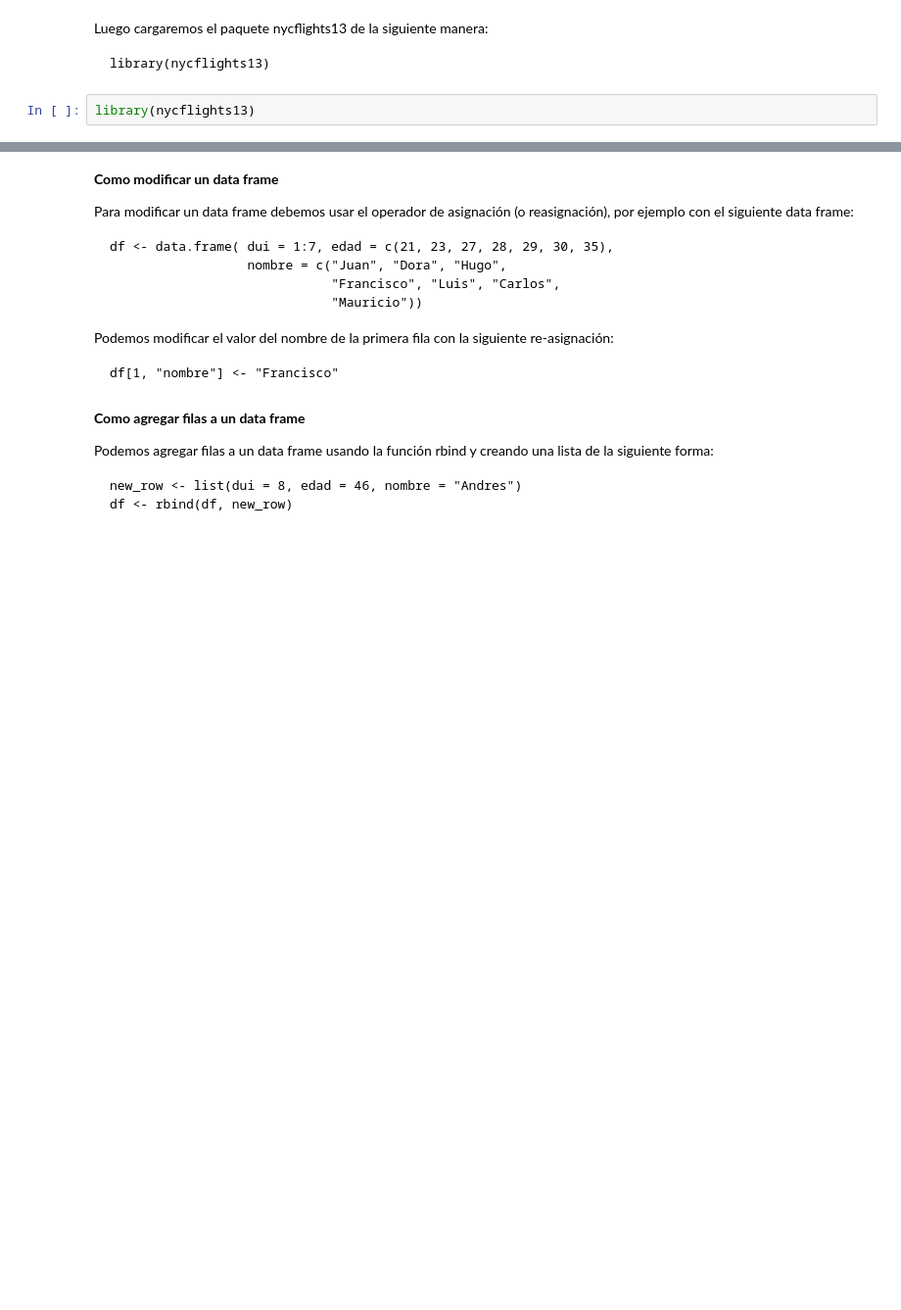
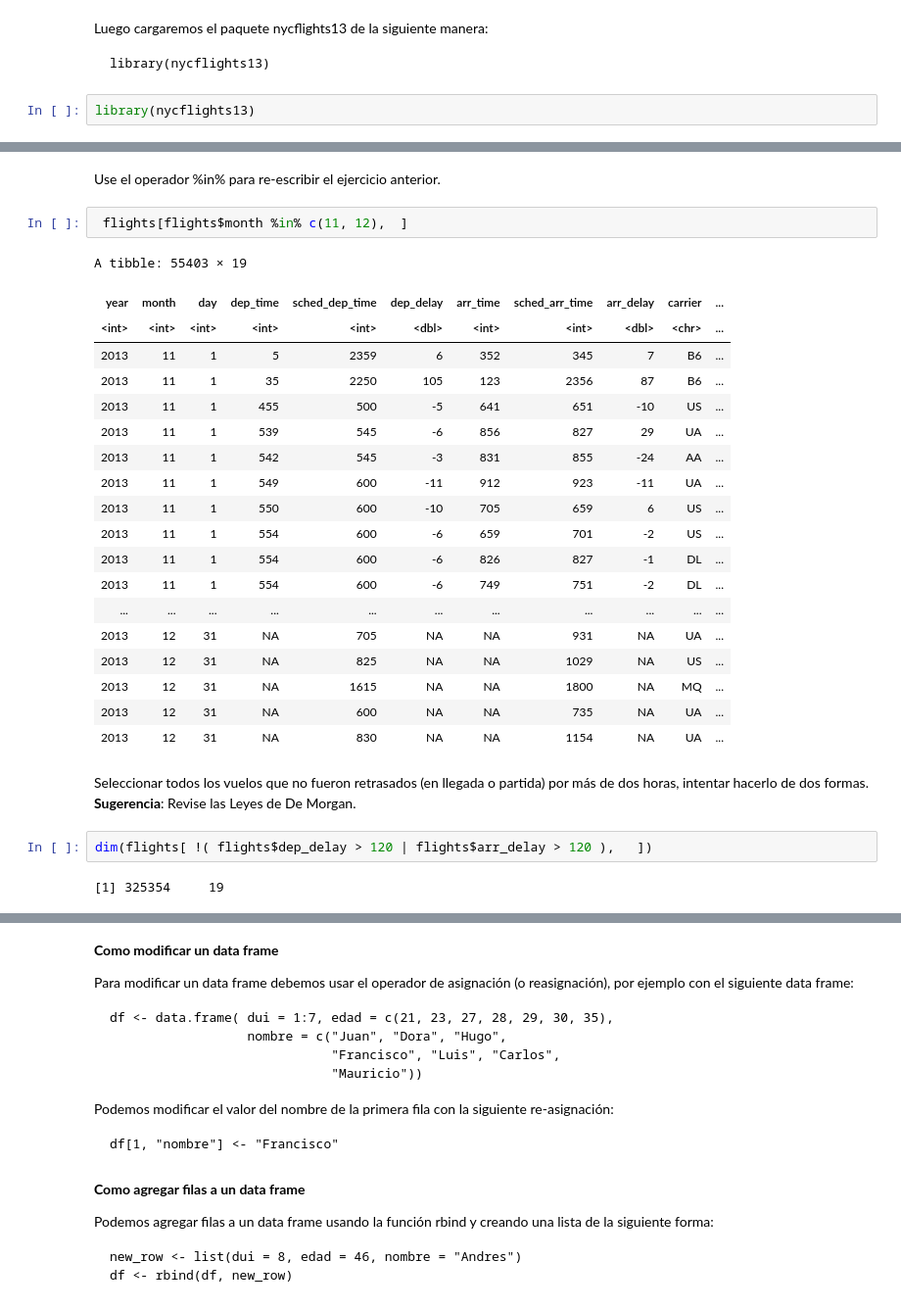
Before and after one commit to ricardo-rios/fund_prog_est, a Jupyter notebook: UnidadI/introduccion_R.ipynb, the cells around one changed output, grey strips where cells are left out. Shown: that part at 98% size. Cells and saved outputs as stored; diff of their text form; blank space fills up the shorter version.

```diff
--- a/UnidadI/introduccion_R.ipynb
+++ b/UnidadI/introduccion_R.ipynb
@@ -1533,0 +1720,30 @@ flights[flights$moth = 1, ]
+# %% [markdown]
+Use el operador %in% para re-escribir el ejercicio anterior.
+# %%
+ flights[flights$month %in% c(11, 12),  ]
+# %% [output]
+A tibble: 55403 × 19
+| year | month | day | dep_time | sched_dep_time | dep_delay | arr_time | sched_arr_time | arr_delay | carrier | ... |
+| <int> | <int> | <int> | <int> | <int> | <dbl> | <int> | <int> | <dbl> | <chr> | ... |
+| 2013 | 11 | 1 | 5 | 2359 | 6 | 352 | 345 | 7 | B6 | ... |
+| 2013 | 11 | 1 | 35 | 2250 | 105 | 123 | 2356 | 87 | B6 | ... |
+| 2013 | 11 | 1 | 455 | 500 | -5 | 641 | 651 | -10 | US | ... |
+| 2013 | 11 | 1 | 539 | 545 | -6 | 856 | 827 | 29 | UA | ... |
+| 2013 | 11 | 1 | 542 | 545 | -3 | 831 | 855 | -24 | AA | ... |
+| 2013 | 11 | 1 | 549 | 600 | -11 | 912 | 923 | -11 | UA | ... |
+| 2013 | 11 | 1 | 550 | 600 | -10 | 705 | 659 | 6 | US | ... |
+| 2013 | 11 | 1 | 554 | 600 | -6 | 659 | 701 | -2 | US | ... |
+| 2013 | 11 | 1 | 554 | 600 | -6 | 826 | 827 | -1 | DL | ... |
+| 2013 | 11 | 1 | 554 | 600 | -6 | 749 | 751 | -2 | DL | ... |
+| ... | ... | ... | ... | ... | ... | ... | ... | ... | ... | ... |
+| 2013 | 12 | 31 | NA | 705 | NA | NA | 931 | NA | UA | ... |
+| 2013 | 12 | 31 | NA | 825 | NA | NA | 1029 | NA | US | ... |
+| 2013 | 12 | 31 | NA | 1615 | NA | NA | 1800 | NA | MQ | ... |
+| 2013 | 12 | 31 | NA | 600 | NA | NA | 735 | NA | UA | ... |
+| 2013 | 12 | 31 | NA | 830 | NA | NA | 1154 | NA | UA | ... |
+# %% [markdown]
+Seleccionar todos los vuelos que no fueron retrasados (en llegada o partida) por más de dos horas, intentar hacerlo de dos formas. **Sugerencia**: Revise las Leyes de De Morgan.
+# %%
+dim(flights[ !( flights$dep_delay > 120 | flights$arr_delay > 120 ),   ])
+# %% [output]
+[1] 325354     19
```
Also changed, not shown: parts of 25 cells of this notebook.
